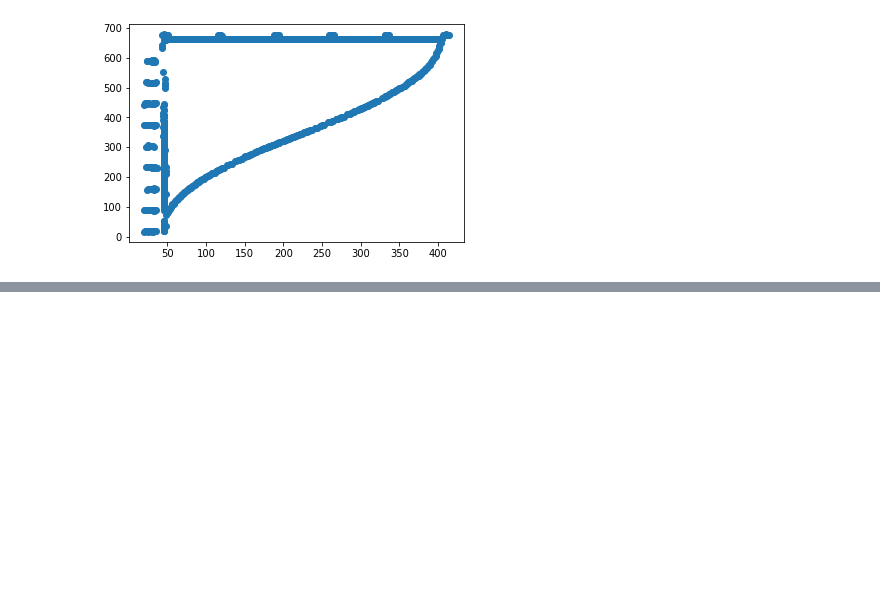
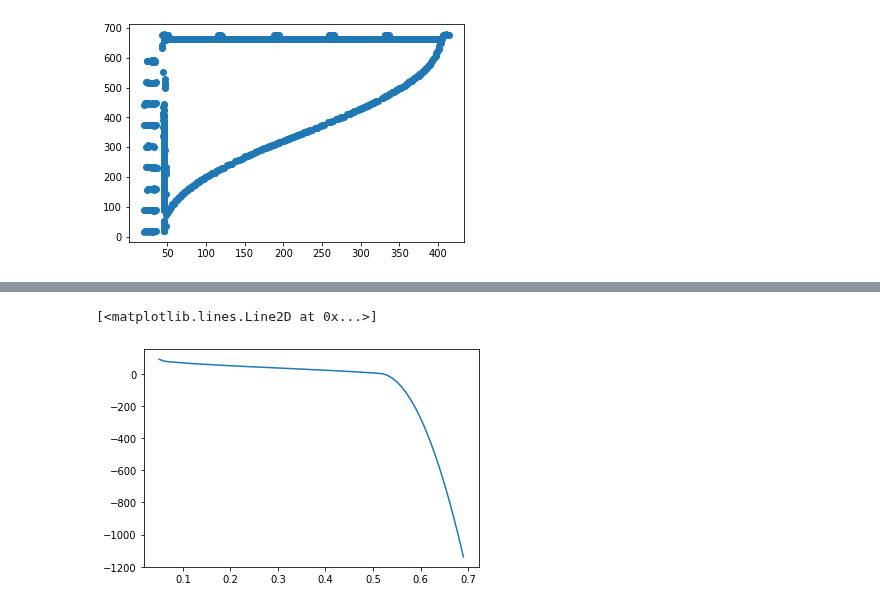
Before and after one commit to cherose2004/learning, a Jupyter notebook: project/Flight Simulation/homework/demo/update1.ipynb, the cells around one changed output, grey strips where cells are left out. Saved outputs shown, nothing was run; the diff lists cells and outputs as text; code cells hidden in the pictures; blank space fills up the shorter version.

```diff
--- a/project/Flight Simulation/homework/demo/update1.ipynb
+++ b/project/Flight Simulation/homework/demo/update1.ipynb
@@ -19,0 +36,10 @@ plt.show()
+# %%
+xx=np.arange(0.05,0.7,0.01)
+yy=np.zeros(xx.size)
+for i in range(xx.size):
+    yy[i]=tol.Interpoly(xx[i],a.xy[0],a.xy[1])
+    pass
+plt.plot(xx,yy)
+# %% [output]
+[<matplotlib.lines.Line2D at 0x...>]
+[figure, added]
```
Also changed, not shown: parts of 3 cells of this notebook, 2 other files.
